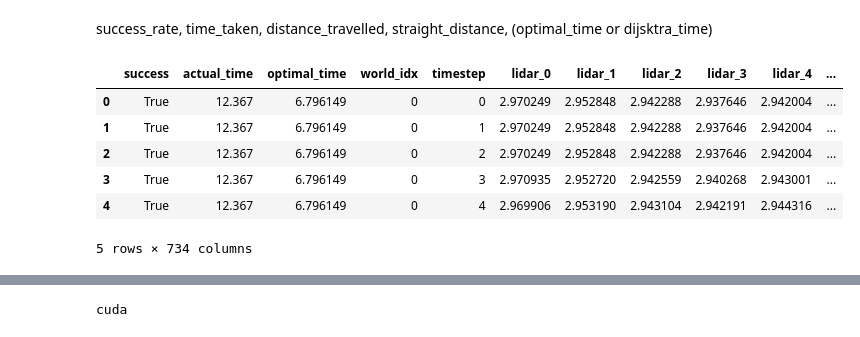
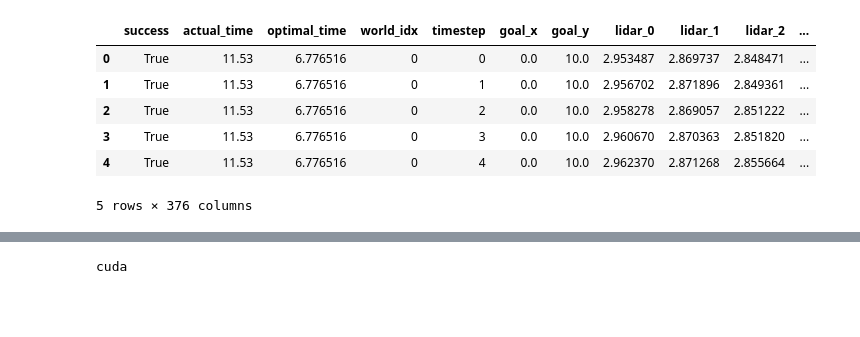
Before and after one commit to JvThunder/mlda-barn-2024, a Jupyter notebook: train_imitation/diffusion_policy/train_imitation.ipynb, the cells around one changed output, grey strips where cells are left out. Cells and saved outputs as stored; diff of their text form; code cells hidden in the pictures; blank space fills up the shorter version.

```diff
--- a/train_imitation/diffusion_policy/train_imitation.ipynb
+++ b/train_imitation/diffusion_policy/train_imitation.ipynb
@@ -1,17 +1,15 @@
-# %% [markdown]
-success_rate, time_taken, distance_travelled, straight_distance, (optimal_time or dijsktra_time)
 # %%
 import warnings
 warnings.filterwarnings('ignore')
 
 import pandas as pd
-df = pd.read_csv('data_sorted.csv')
+df = pd.read_csv('../../data_50Hz.csv')
 df.head()
 # %% [output]
-|  | success | actual_time | optimal_time | world_idx | timestep | lidar_0 | lidar_1 | lidar_2 | lidar_3 | lidar_4 | ... |
-| 0 | True | 12.367 | 6.796149 | 0 | 0 | 2.970249 | 2.952848 | 2.942288 | 2.937646 | 2.942004 | ... |
-| 1 | True | 12.367 | 6.796149 | 0 | 1 | 2.970249 | 2.952848 | 2.942288 | 2.937646 | 2.942004 | ... |
-| 2 | True | 12.367 | 6.796149 | 0 | 2 | 2.970249 | 2.952848 | 2.942288 | 2.937646 | 2.942004 | ... |
-| 3 | True | 12.367 | 6.796149 | 0 | 3 | 2.970935 | 2.952720 | 2.942559 | 2.940268 | 2.943001 | ... |
-| 4 | True | 12.367 | 6.796149 | 0 | 4 | 2.969906 | 2.953190 | 2.943104 | 2.942191 | 2.944316 | ... |
+|  | success | actual_time | optimal_time | world_idx | timestep | goal_x | goal_y | lidar_0 | lidar_1 | lidar_2 | ... |
+| 0 | True | 11.53 | 6.776516 | 0 | 0 | 0.0 | 10.0 | 2.953487 | 2.869737 | 2.848471 | ... |
+| 1 | True | 11.53 | 6.776516 | 0 | 1 | 0.0 | 10.0 | 2.956702 | 2.871896 | 2.849361 | ... |
+| 2 | True | 11.53 | 6.776516 | 0 | 2 | 0.0 | 10.0 | 2.958278 | 2.869057 | 2.851222 | ... |
+| 3 | True | 11.53 | 6.776516 | 0 | 3 | 0.0 | 10.0 | 2.960670 | 2.870363 | 2.851820 | ... |
+| 4 | True | 11.53 | 6.776516 | 0 | 4 | 0.0 | 10.0 | 2.962370 | 2.871268 | 2.855664 | ... |
-5 rows × 734 columns
+5 rows × 376 columns
```
Also changed, not shown: parts of 41 cells of this notebook, 20 other files.
